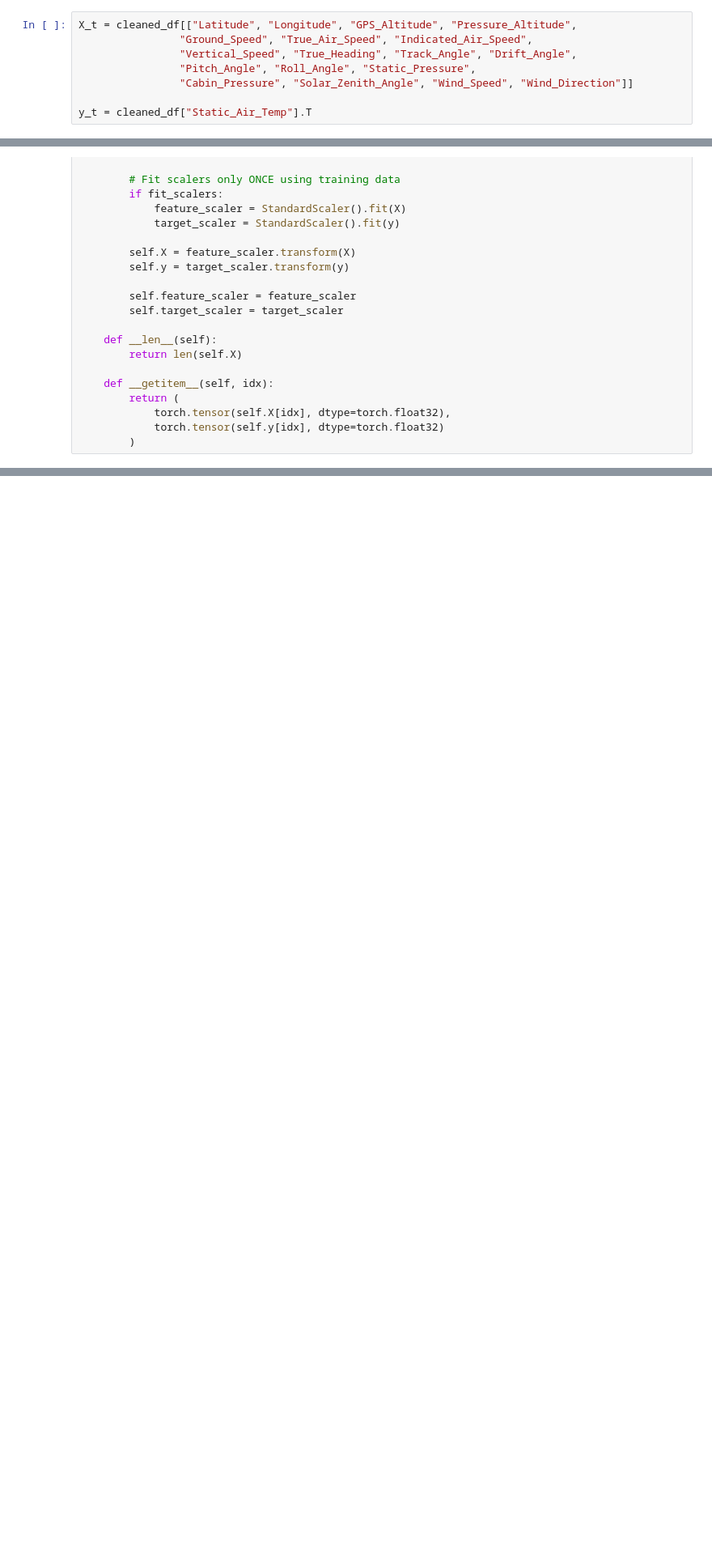
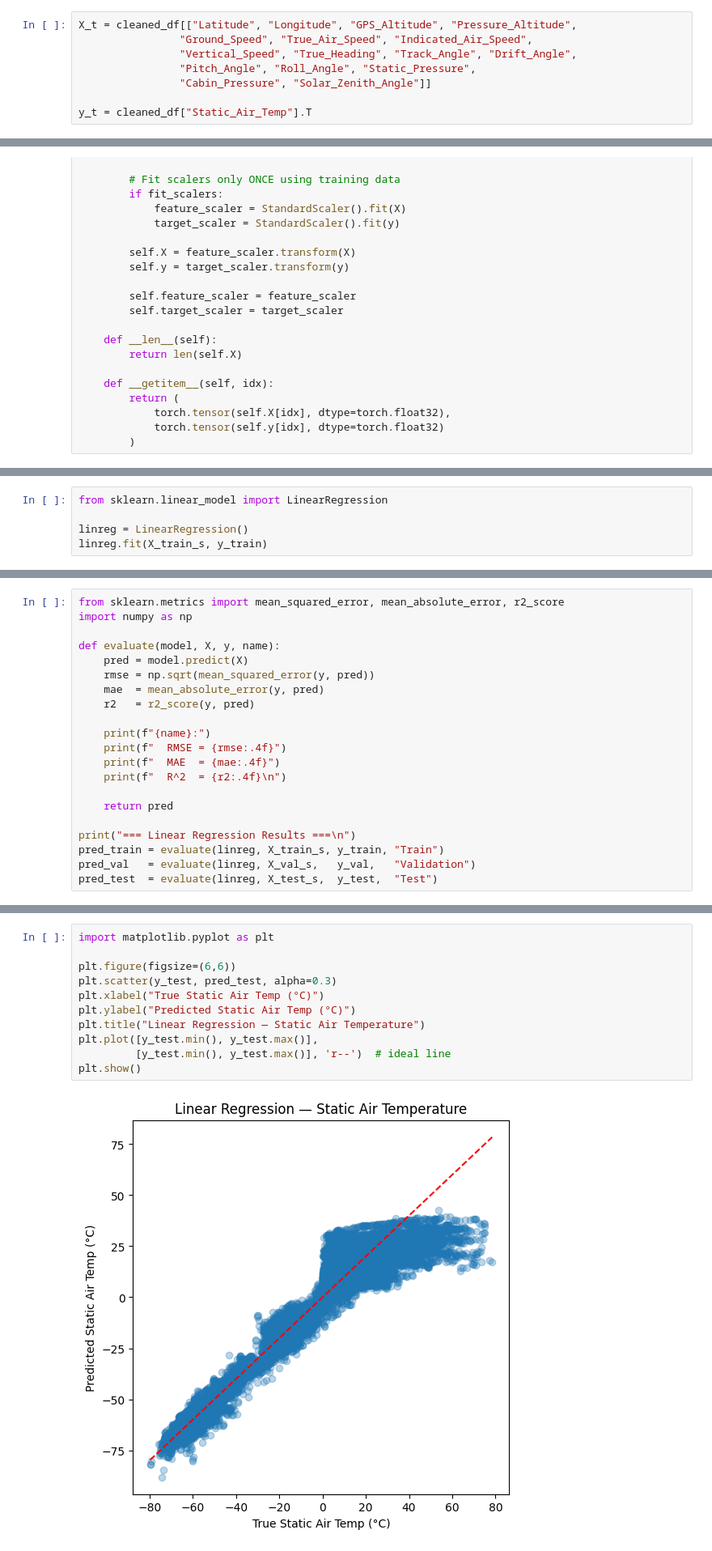
Before and after one commit to sabelle/Arctic-Atmospheric-Predictions, a Jupyter notebook: final_proj.ipynb, the cells around one changed output, grey strips where cells are left out. Shown at 81% size. Drawn from its saved outputs; the diff is of its cells as text; blank space fills up the shorter version.

```diff
--- a/final_proj.ipynb
+++ b/final_proj.ipynb
@@ -218,7 +220,7 @@ X_t = cleaned_df[["Latitude", "Longitude", "GPS_Altitude", "Pressure_Altitude",
                 "Ground_Speed", "True_Air_Speed", "Indicated_Air_Speed",
                 "Vertical_Speed", "True_Heading", "Track_Angle", "Drift_Angle",
                 "Pitch_Angle", "Roll_Angle", "Static_Pressure",
-                "Cabin_Pressure", "Solar_Zenith_Angle", "Wind_Speed", "Wind_Direction"]]
+                "Cabin_Pressure", "Solar_Zenith_Angle"]]
 
 y_t = cleaned_df["Static_Air_Temp"].T
 # %%
@@ -284,0 +315,5 @@ class AltitudeDataset(Dataset):
+# %%
+from sklearn.linear_model import LinearRegression
+
+linreg = LinearRegression()
+linreg.fit(X_train_s, y_train)
@@ -284,0 +322,21 @@ class AltitudeDataset(Dataset):
+# %%
+from sklearn.metrics import mean_squared_error, mean_absolute_error, r2_score
+import numpy as np
+
+def evaluate(model, X, y, name):
+    pred = model.predict(X)
+    rmse = np.sqrt(mean_squared_error(y, pred))
+    mae  = mean_absolute_error(y, pred)
+    r2   = r2_score(y, pred)
+
+    print(f"{name}:")
+    print(f"  RMSE = {rmse:.4f}")
+    print(f"  MAE  = {mae:.4f}")
+    print(f"  R^2  = {r2:.4f}\n")
+
+    return pred
+
+print("=== Linear Regression Results ===\n")
+pred_train = evaluate(linreg, X_train_s, y_train, "Train")
+pred_val   = evaluate(linreg, X_val_s,   y_val,   "Validation")
+pred_test  = evaluate(linreg, X_test_s,  y_test,  "Test")
@@ -284,0 +360,13 @@ class AltitudeDataset(Dataset):
+# %%
+import matplotlib.pyplot as plt
+
+plt.figure(figsize=(6,6))
+plt.scatter(y_test, pred_test, alpha=0.3)
+plt.xlabel("True Static Air Temp (°C)")
+plt.ylabel("Predicted Static Air Temp (°C)")
+plt.title("Linear Regression — Static Air Temperature")
+plt.plot([y_test.min(), y_test.max()],
+         [y_test.min(), y_test.max()], 'r--')  # ideal line
+plt.show()
+# %% [output]
+[figure, added]
```
Also changed, not shown: parts of 34 cells of this notebook.
